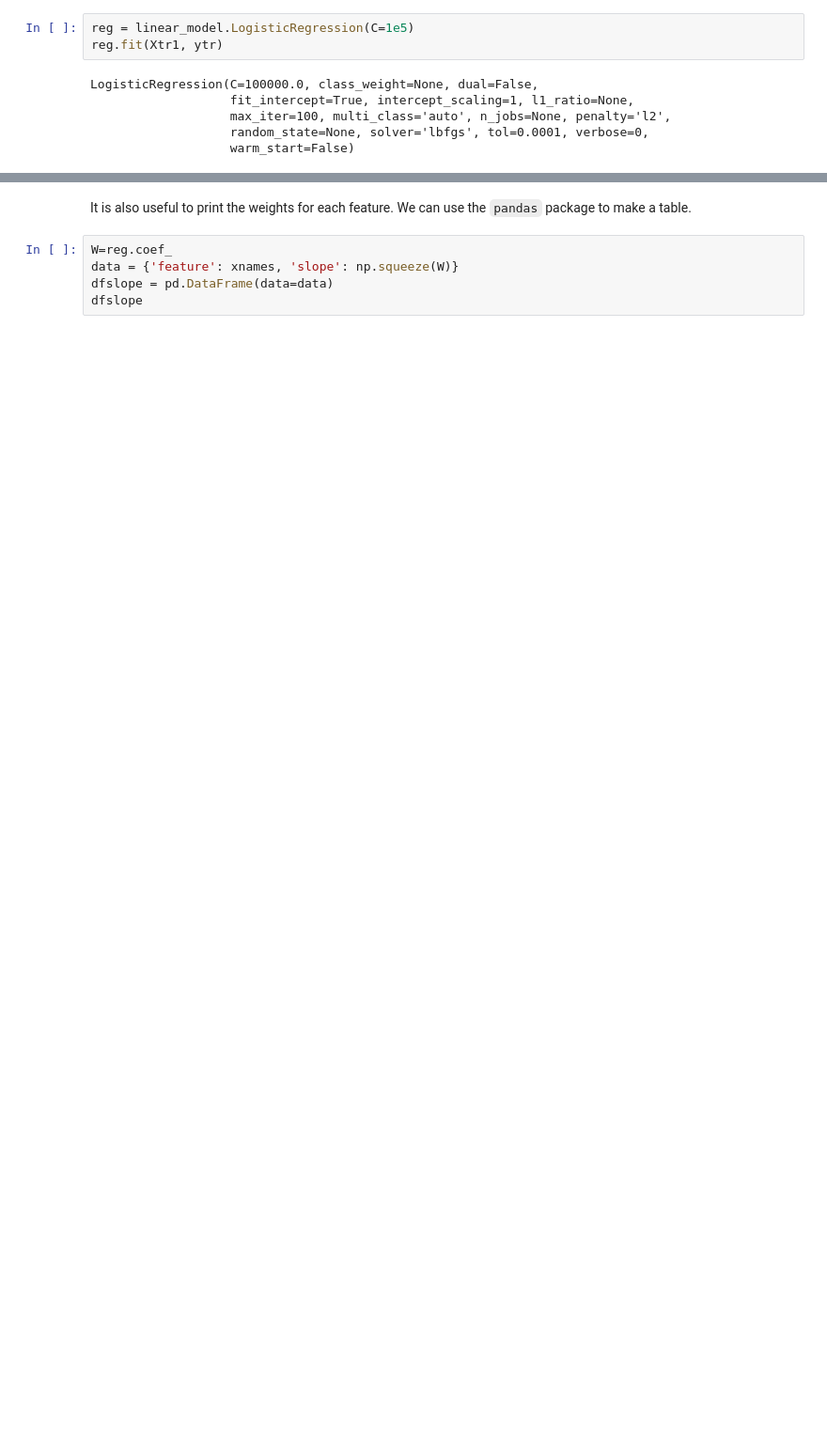
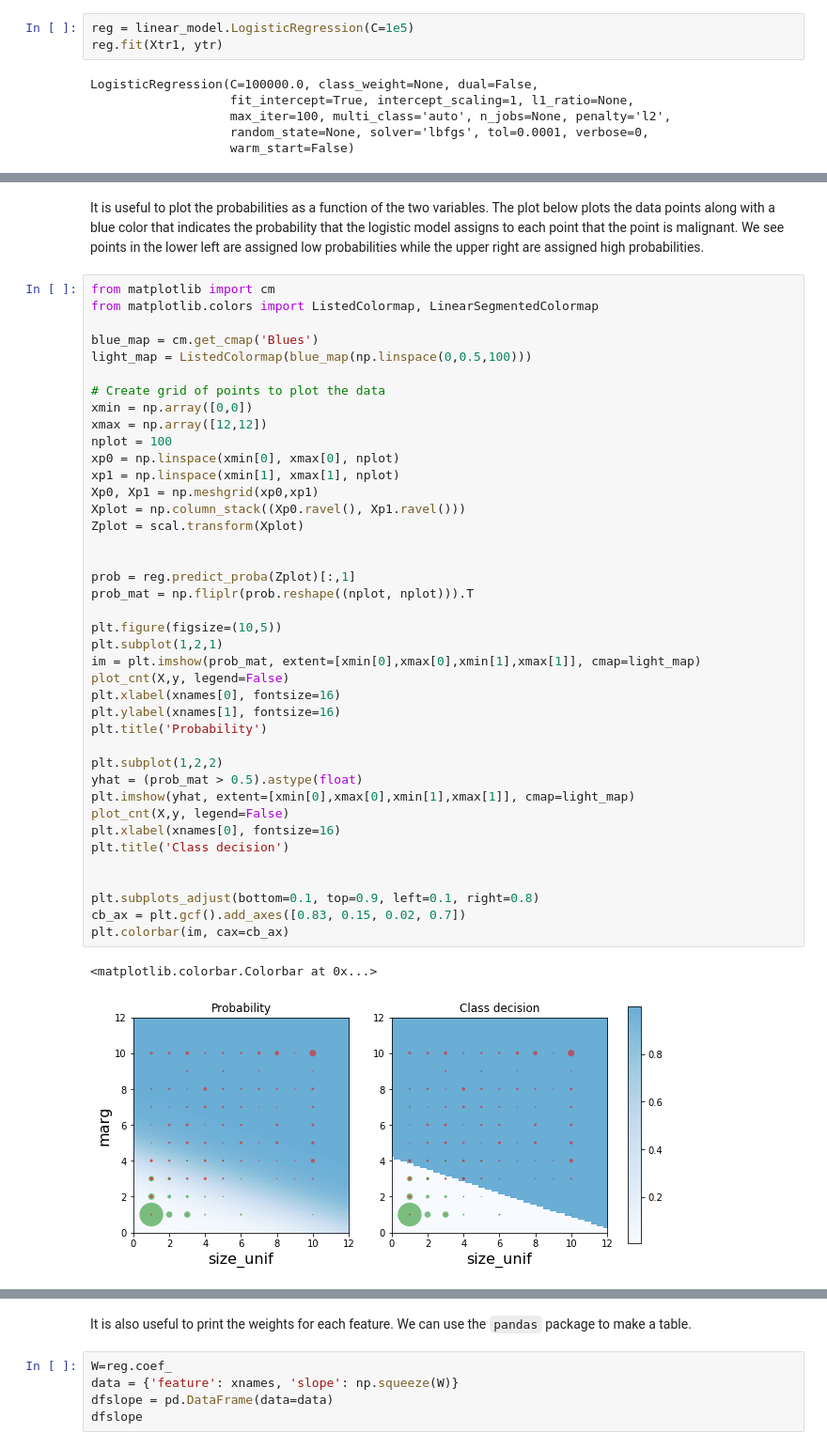
Before and after one commit to sdrangan/introml, a Jupyter notebook: unit06_logistic/demo_breast_cancer.ipynb, the cells around one changed output, grey strips where cells are left out. Shown at 94% size. Cells and saved outputs as stored; diff of their text form; blank space fills up the shorter version.

```diff
--- a/unit06_logistic/demo_breast_cancer.ipynb
+++ b/unit06_logistic/demo_breast_cancer.ipynb
@@ -307,0 +233,45 @@ Accuracy on training data = 0.970732
+# %% [markdown]
+It is useful to plot the probabilities as a function of the two variables.  The plot below plots the data points along with a blue color that indicates the probability that the logistic model assigns to each point that the point is malignant.  We see points in the lower left are assigned low probabilities while the upper right are assigned high probabilities.
+# %%
+from matplotlib import cm
+from matplotlib.colors import ListedColormap, LinearSegmentedColormap
+
+blue_map = cm.get_cmap('Blues')
+light_map = ListedColormap(blue_map(np.linspace(0,0.5,100)))
+
+# Create grid of points to plot the data
+xmin = np.array([0,0])
+xmax = np.array([12,12])
+nplot = 100
+xp0 = np.linspace(xmin[0], xmax[0], nplot)
+xp1 = np.linspace(xmin[1], xmax[1], nplot)
+Xp0, Xp1 = np.meshgrid(xp0,xp1)
+Xplot = np.column_stack((Xp0.ravel(), Xp1.ravel()))
+Zplot = scal.transform(Xplot)
+
+
+prob = reg.predict_proba(Zplot)[:,1]
+prob_mat = np.fliplr(prob.reshape((nplot, nplot))).T
+
+plt.figure(figsize=(10,5))
+plt.subplot(1,2,1)
+im = plt.imshow(prob_mat, extent=[xmin[0],xmax[0],xmin[1],xmax[1]], cmap=light_map)
+plot_cnt(X,y, legend=False)
+plt.xlabel(xnames[0], fontsize=16)
+plt.ylabel(xnames[1], fontsize=16)
+plt.title('Probability')
+
+plt.subplot(1,2,2)
+yhat = (prob_mat > 0.5).astype(float)
+plt.imshow(yhat, extent=[xmin[0],xmax[0],xmin[1],xmax[1]], cmap=light_map)
+plot_cnt(X,y, legend=False)
+plt.xlabel(xnames[0], fontsize=16)
+plt.title('Class decision')
+
+
+plt.subplots_adjust(bottom=0.1, top=0.9, left=0.1, right=0.8)
+cb_ax = plt.gcf().add_axes([0.83, 0.15, 0.02, 0.7])
+plt.colorbar(im, cax=cb_ax)
+# %% [output]
+<matplotlib.colorbar.Colorbar at 0x...>
+[figure, added]
```
Also changed, not shown: parts of 46 cells of this notebook.
